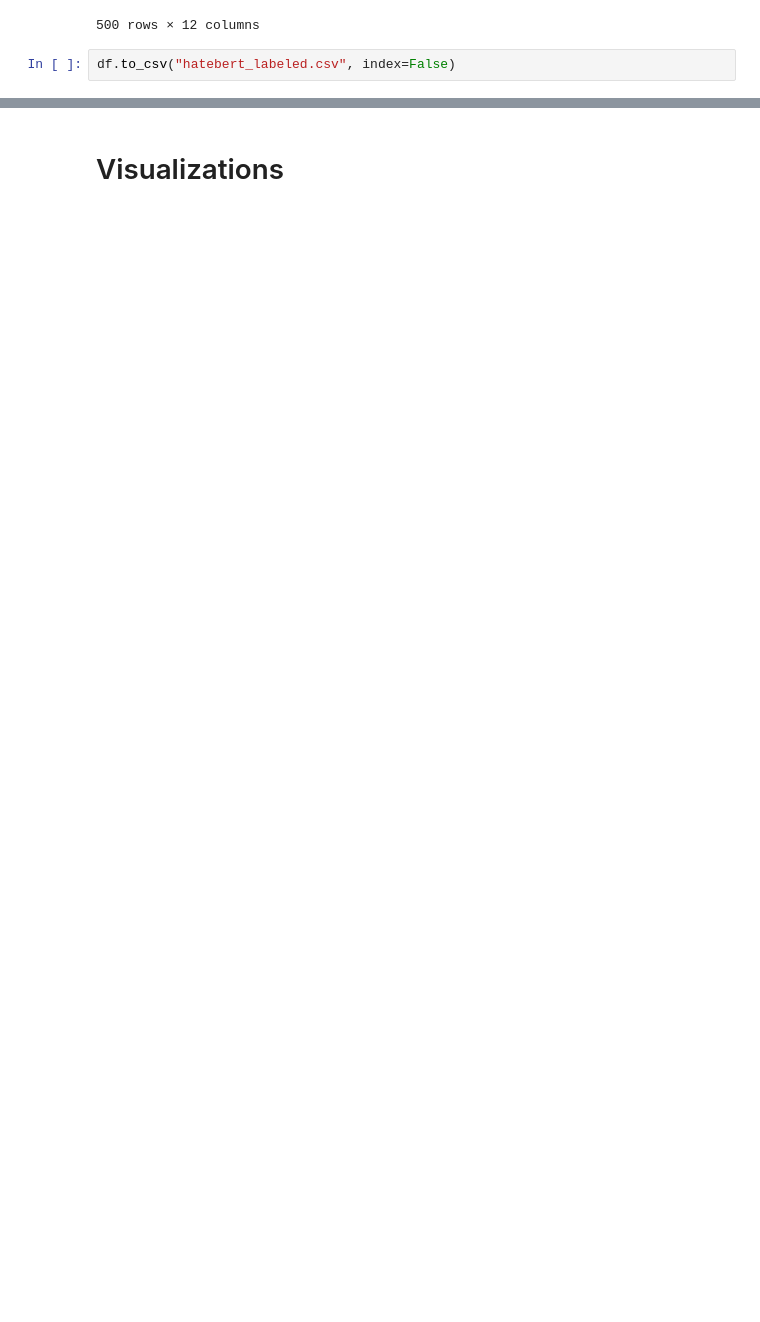
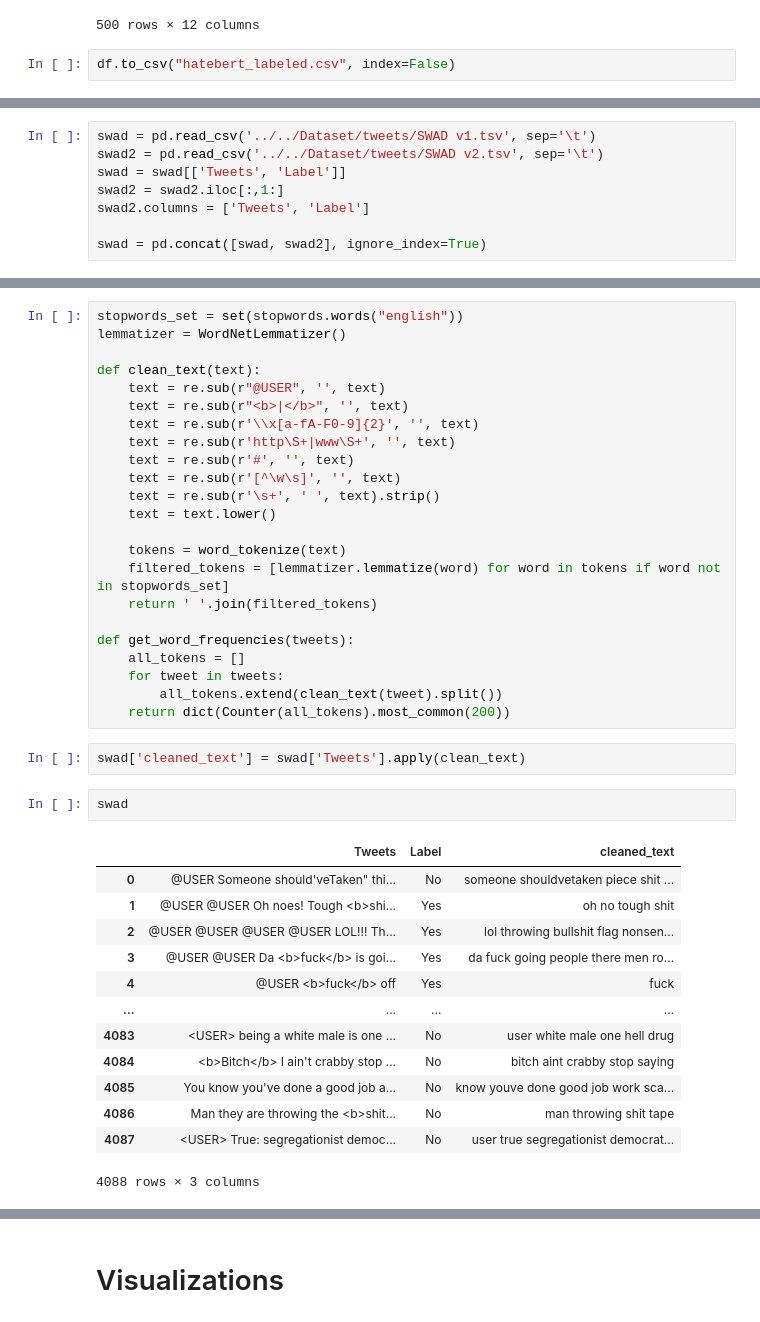
Before and after one commit to pinglainstitute/LLM-reviewtransformation, a Jupyter notebook: Notebooks/Twitter/twitter_transform.ipynb, the cells around one changed output, grey strips where cells are left out. Cells and saved outputs as stored; diff of their text form; blank space fills up the shorter version.

```diff
--- a/Notebooks/Twitter/twitter_transform.ipynb
+++ b/Notebooks/Twitter/twitter_transform.ipynb
@@ -247,0 +268,8 @@ df.to_csv("hatebert_labeled.csv", index=False)
+# %%
+swad = pd.read_csv('../../Dataset/tweets/SWAD v1.tsv', sep='\t')
+swad2 = pd.read_csv('../../Dataset/tweets/SWAD v2.tsv', sep='\t')
+swad = swad[['Tweets', 'Label']]
+swad2 = swad2.iloc[:,1:]
+swad2.columns = ['Tweets', 'Label']
+
+swad = pd.concat([swad, swad2], ignore_index=True)
@@ -247,0 +292,41 @@ df.to_csv("hatebert_labeled.csv", index=False)
+# %%
+stopwords_set = set(stopwords.words("english"))
+lemmatizer = WordNetLemmatizer()
+
+def clean_text(text):
+    text = re.sub(r"@USER", '', text)
+    text = re.sub(r"<b>|</b>", '', text)
+    text = re.sub(r'\\x[a-fA-F0-9]{2}', '', text)
+    text = re.sub(r'http\S+|www\S+', '', text)
+    text = re.sub(r'#', '', text)
+    text = re.sub(r'[^\w\s]', '', text)
+    text = re.sub(r'\s+', ' ', text).strip()
+    text = text.lower()
+
+    tokens = word_tokenize(text)
+    filtered_tokens = [lemmatizer.lemmatize(word) for word in tokens if word not in stopwords_set]
+    return ' '.join(filtered_tokens)
+
+def get_word_frequencies(tweets):
+    all_tokens = []
+    for tweet in tweets:
+        all_tokens.extend(clean_text(tweet).split())
+    return dict(Counter(all_tokens).most_common(200))
+# %%
+swad['cleaned_text'] = swad['Tweets'].apply(clean_text)
+# %%
+swad
+# %% [output]
+|  | Tweets | Label | cleaned_text |
+| 0 | @USER Someone should'veTaken" thi... | No | someone shouldvetaken piece shit ... |
+| 1 | @USER @USER Oh noes! Tough <b>shi... | Yes | oh no tough shit |
+| 2 | @USER @USER @USER @USER LOL!!! Th... | Yes | lol throwing bullshit flag nonsen... |
+| 3 | @USER @USER Da <b>fuck</b> is goi... | Yes | da fuck going people there men ro... |
+| 4 | @USER <b>fuck</b> off | Yes | fuck |
+| ... | ... | ... | ... |
+| 4083 | <USER> being a white male is one ... | No | user white male one hell drug |
+| 4084 | <b>Bitch</b> I ain't crabby stop ... | No | bitch aint crabby stop saying |
+| 4085 | You know you've done a good job a... | No | know youve done good job work sca... |
+| 4086 | Man they are throwing the <b>shit... | No | man throwing shit tape |
+| 4087 | <USER> True: segregationist democ... | No | user true segregationist democrat... |
+4088 rows × 3 columns
```
Also changed, not shown: parts of 10 cells of this notebook, 9 other files.
